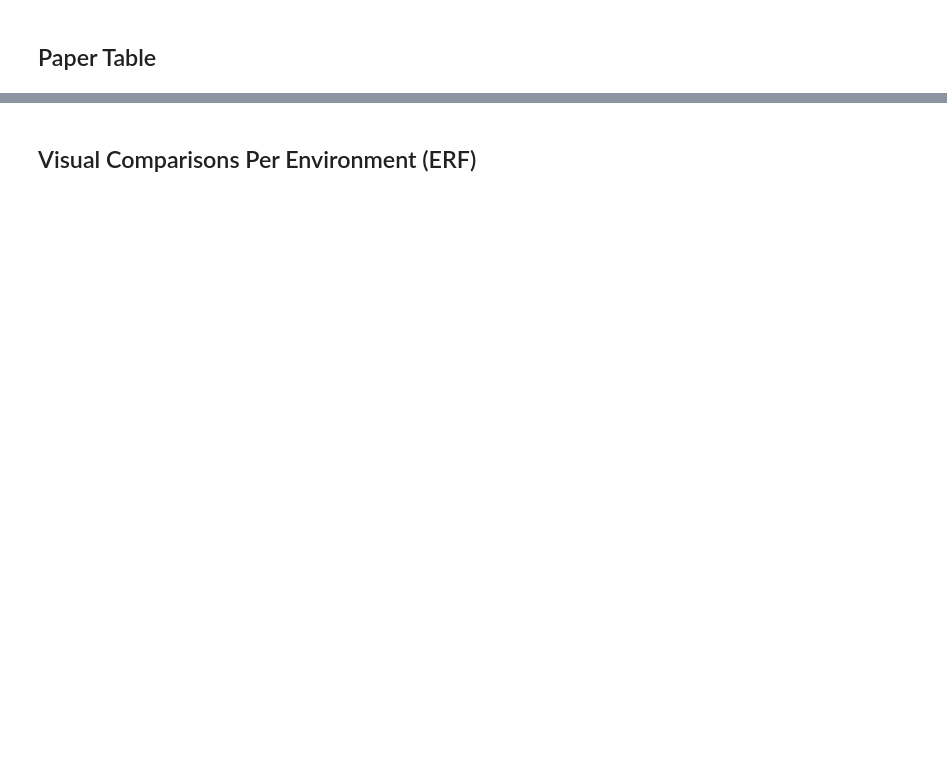
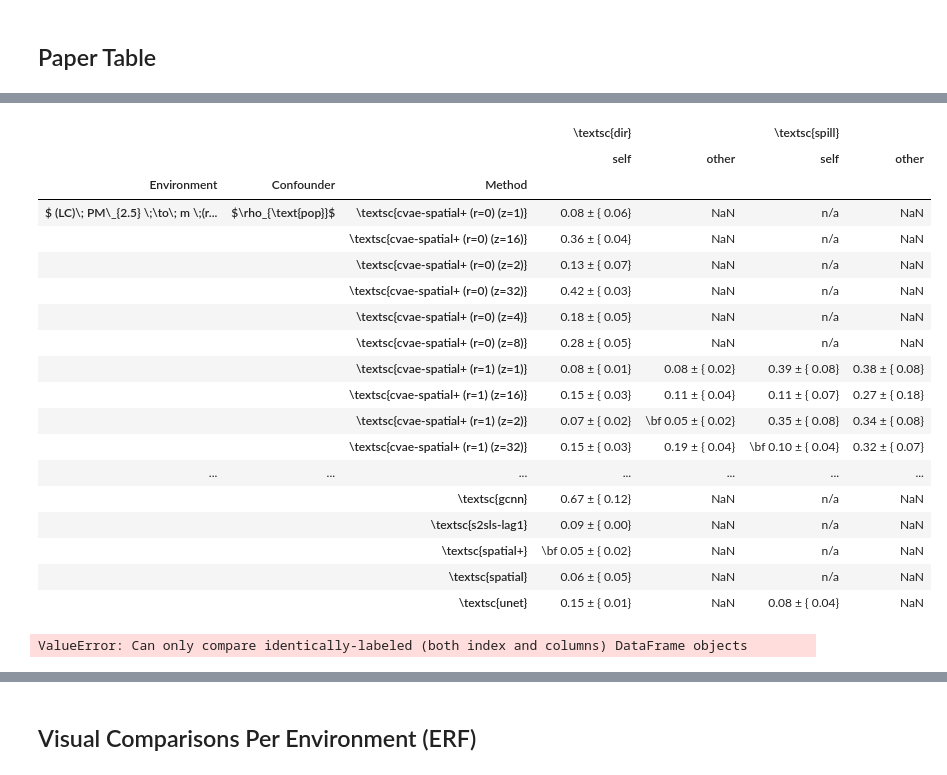
Before and after one commit to moprescu/Spatial-CI, a Jupyter notebook: benchmarks/leaderboard.ipynb, the cells around one changed output, grey strips where cells are left out. Saved outputs shown, nothing was run; the diff lists cells and outputs as text; code cells hidden in the pictures; blank space fills up the shorter version.

```diff
--- a/benchmarks/leaderboard.ipynb
+++ b/benchmarks/leaderboard.ipynb
@@ -170 +248,34 @@ fin
+# %%
+fin_smooth = fin
+# %%
+aligned1, aligned2 = fin.align(fin_smooth, join="outer")
+# %%
+aligned1.compare(aligned2)
+# %% [output]
+|  |  |  | \textsc{dir} |  | \textsc{spill} |  |
+|  |  |  | self | other | self | other |
+| Environment | Confounder | Method |  |  |  |  |
+| $ (LC)\; PM\_{2.5} \;\to\; m \;(r... | $\rho_{\text{pop}}$ | \textsc{cvae-spatial+ (r=0) (z=1)} | 0.08 ± { 0.06} | NaN | n/a | NaN |
+|  |  | \textsc{cvae-spatial+ (r=0) (z=16)} | 0.36 ± { 0.04} | NaN | n/a | NaN |
+|  |  | \textsc{cvae-spatial+ (r=0) (z=2)} | 0.13 ± { 0.07} | NaN | n/a | NaN |
+|  |  | \textsc{cvae-spatial+ (r=0) (z=32)} | 0.42 ± { 0.03} | NaN | n/a | NaN |
+|  |  | \textsc{cvae-spatial+ (r=0) (z=4)} | 0.18 ± { 0.05} | NaN | n/a | NaN |
+|  |  | \textsc{cvae-spatial+ (r=0) (z=8)} | 0.28 ± { 0.05} | NaN | n/a | NaN |
+|  |  | \textsc{cvae-spatial+ (r=1) (z=1)} | 0.08 ± { 0.01} | 0.08 ± { 0.02} | 0.39 ± { 0.08} | 0.38 ± { 0.08} |
+|  |  | \textsc{cvae-spatial+ (r=1) (z=16)} | 0.15 ± { 0.03} | 0.11 ± { 0.04} | 0.11 ± { 0.07} | 0.27 ± { 0.18} |
+|  |  | \textsc{cvae-spatial+ (r=1) (z=2)} | 0.07 ± { 0.02} | \bf 0.05 ± { 0.02} | 0.35 ± { 0.08} | 0.34 ± { 0.08} |
+|  |  | \textsc{cvae-spatial+ (r=1) (z=32)} | 0.15 ± { 0.03} | 0.19 ± { 0.04} | \bf 0.10 ± { 0.04} | 0.32 ± { 0.07} |
+| ... | ... | ... | ... | ... | ... | ... |
+|  |  | \textsc{gcnn} | 0.67 ± { 0.12} | NaN | n/a | NaN |
+|  |  | \textsc{s2sls-lag1} | 0.09 ± { 0.00} | NaN | n/a | NaN |
+|  |  | \textsc{spatial+} | \bf 0.05 ± { 0.02} | NaN | n/a | NaN |
+|  |  | \textsc{spatial} | 0.06 ± { 0.05} | NaN | n/a | NaN |
+|  |  | \textsc{unet} | 0.15 ± { 0.01} | NaN | 0.08 ± { 0.04} | NaN |
+# %%
+aligned1, aligned2 = fin.align(fin_smooth, join="outer")
+differences = aligned1.ne(aligned2)
+row_differences = aligned1[aligned1.ne(aligned2).any(axis=1)]
+comparison = aligned1.compare(aligned2)
+# %% [output]
+ValueError: Can only compare identically-labeled (both index and columns) DataFrame objects
 # %%
```
Also changed, not shown: parts of 9 cells of this notebook, 32 other files.
